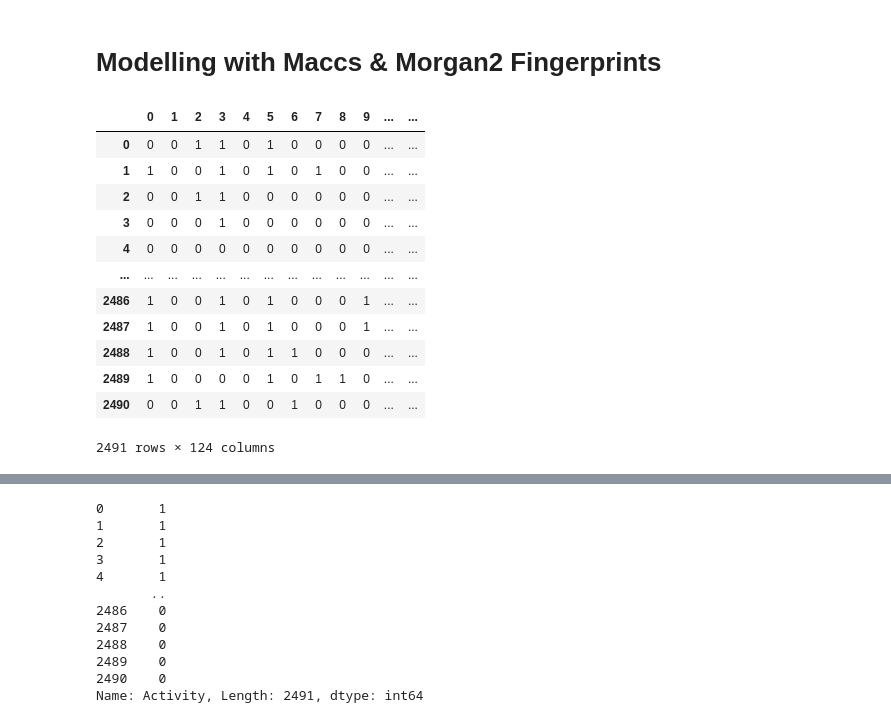
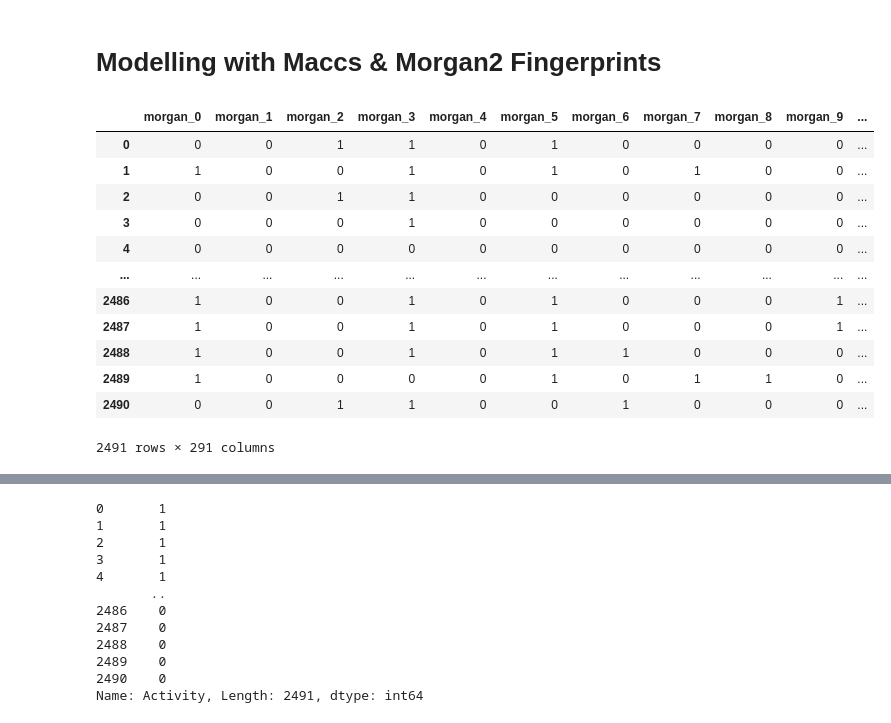
Before and after one commit to EugeneLamptey/VP16, a Jupyter notebook: FinalYearProject.ipynb, the cells around one changed output, grey strips where cells are left out. Cells and saved outputs as stored; diff of their text form; code cells hidden in the pictures.

```diff
--- a/FinalYearProject.ipynb
+++ b/FinalYearProject.ipynb
@@ -309,19 +311,22 @@ df_lipinski
 # Modelling with Maccs & Morgan2 Fingerprints
 # %%
 df_morganfps = morgan_fps(mols)
-df_morganfps
+df_maccsfps = maccs_fps(mols)
-# %% [output]
-|  | 0 | 1 | 2 | 3 | 4 | 5 | 6 | 7 | 8 | 9 | ... | ... |
-| 0 | 0 | 0 | 1 | 1 | 0 | 1 | 0 | 0 | 0 | 0 | ... | ... |
-| 1 | 1 | 0 | 0 | 1 | 0 | 1 | 0 | 1 | 0 | 0 | ... | ... |
-| 2 | 0 | 0 | 1 | 1 | 0 | 0 | 0 | 0 | 0 | 0 | ... | ... |
-| 3 | 0 | 0 | 0 | 1 | 0 | 0 | 0 | 0 | 0 | 0 | ... | ... |
-| 4 | 0 | 0 | 0 | 0 | 0 | 0 | 0 | 0 | 0 | 0 | ... | ... |
-| ... | ... | ... | ... | ... | ... | ... | ... | ... | ... | ... | ... | ... |
-| 2486 | 1 | 0 | 0 | 1 | 0 | 1 | 0 | 0 | 0 | 1 | ... | ... |
-| 2487 | 1 | 0 | 0 | 1 | 0 | 1 | 0 | 0 | 0 | 1 | ... | ... |
-| 2488 | 1 | 0 | 0 | 1 | 0 | 1 | 1 | 0 | 0 | 0 | ... | ... |
-| 2489 | 1 | 0 | 0 | 0 | 0 | 1 | 0 | 1 | 1 | 0 | ... | ... |
-| 2490 | 0 | 0 | 1 | 1 | 0 | 0 | 1 | 0 | 0 | 0 | ... | ... |
-2491 rows × 124 columns
+# %%
+df = df_morganfps.join(df_maccsfps, how='outer')
+df
+# %% [output]
+|  | morgan_0 | morgan_1 | morgan_2 | morgan_3 | morgan_4 | morgan_5 | morgan_6 | morgan_7 | morgan_8 | morgan_9 | ... |
+| 0 | 0 | 0 | 1 | 1 | 0 | 1 | 0 | 0 | 0 | 0 | ... |
+| 1 | 1 | 0 | 0 | 1 | 0 | 1 | 0 | 1 | 0 | 0 | ... |
+| 2 | 0 | 0 | 1 | 1 | 0 | 0 | 0 | 0 | 0 | 0 | ... |
+| 3 | 0 | 0 | 0 | 1 | 0 | 0 | 0 | 0 | 0 | 0 | ... |
+| 4 | 0 | 0 | 0 | 0 | 0 | 0 | 0 | 0 | 0 | 0 | ... |
+| ... | ... | ... | ... | ... | ... | ... | ... | ... | ... | ... | ... |
+| 2486 | 1 | 0 | 0 | 1 | 0 | 1 | 0 | 0 | 0 | 1 | ... |
+| 2487 | 1 | 0 | 0 | 1 | 0 | 1 | 0 | 0 | 0 | 1 | ... |
+| 2488 | 1 | 0 | 0 | 1 | 0 | 1 | 1 | 0 | 0 | 0 | ... |
+| 2489 | 1 | 0 | 0 | 0 | 0 | 1 | 0 | 1 | 1 | 0 | ... |
+| 2490 | 0 | 0 | 1 | 1 | 0 | 0 | 1 | 0 | 0 | 0 | ... |
+2491 rows × 291 columns
 # %%
```
Also changed, not shown: parts of 9 cells of this notebook.
